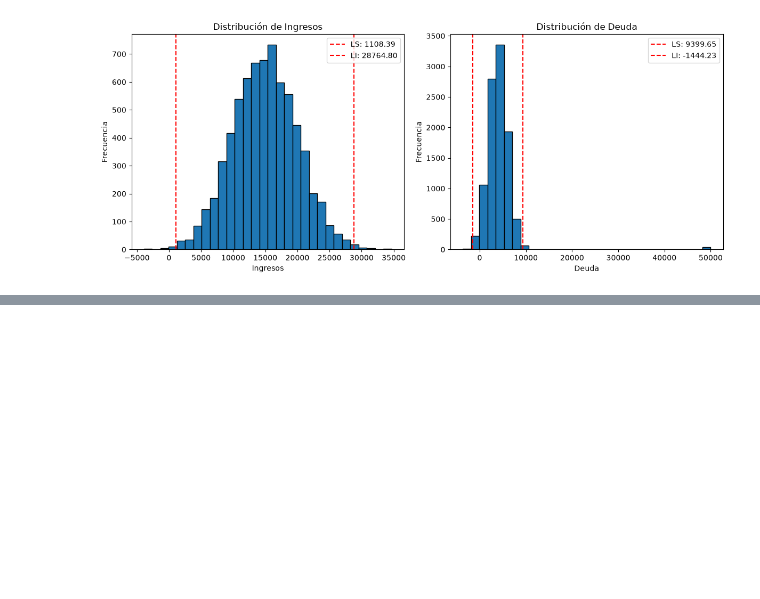
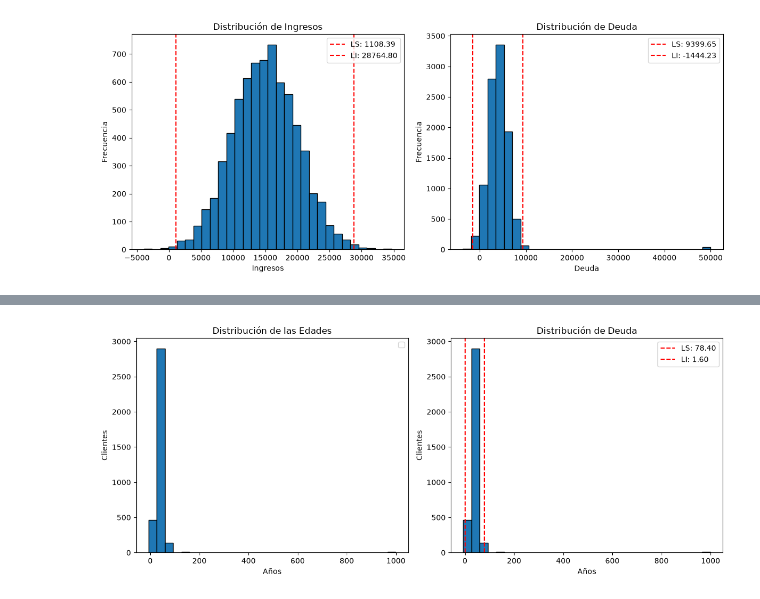
Before and after one commit to pdanielvazquez/limpieza-preprocesamiento-datos-dd-ibero-o26, a Jupyter notebook: limpieza-preprocesamiento.ipynb, the cells around one changed output, grey strips where cells are left out. Drawn from its saved outputs; the diff is of its cells as text; code cells hidden in the pictures; blank space fills up the shorter version.

```diff
--- a/limpieza-preprocesamiento.ipynb
+++ b/limpieza-preprocesamiento.ipynb
@@ -280,0 +730,22 @@ plt.show()
+# %%
+plt.figure(figsize=(12, 5))
+plt.subplot(1, 2, 1)
+plt.hist(df_sin_duplicados['edad'], bins=30, edgecolor='black')
+plt.xlabel('Años')
+plt.ylabel('Clientes')
+plt.title('Distribución de las Edades')
+plt.legend()
+
+plt.subplot(1, 2, 2)
+plt.hist(df_sin_duplicados['edad'], bins=30, edgecolor='black')
+plt.xlabel('Años')
+plt.ylabel('Clientes')
+plt.title('Distribución de Deuda')
+plt.axvline(LS_edad, color='r', linestyle='--', label=f'LS: {LS_edad:.2f}')
+plt.axvline(LI_edad, color='r', linestyle='--', label=f'LI: {LI_edad:.2f}')
+plt.legend()
+
+plt.tight_layout()
+plt.show()
+# %% [output]
+[figure, added]
```
Also changed, not shown: parts of 42 cells of this notebook, 1 other file.
